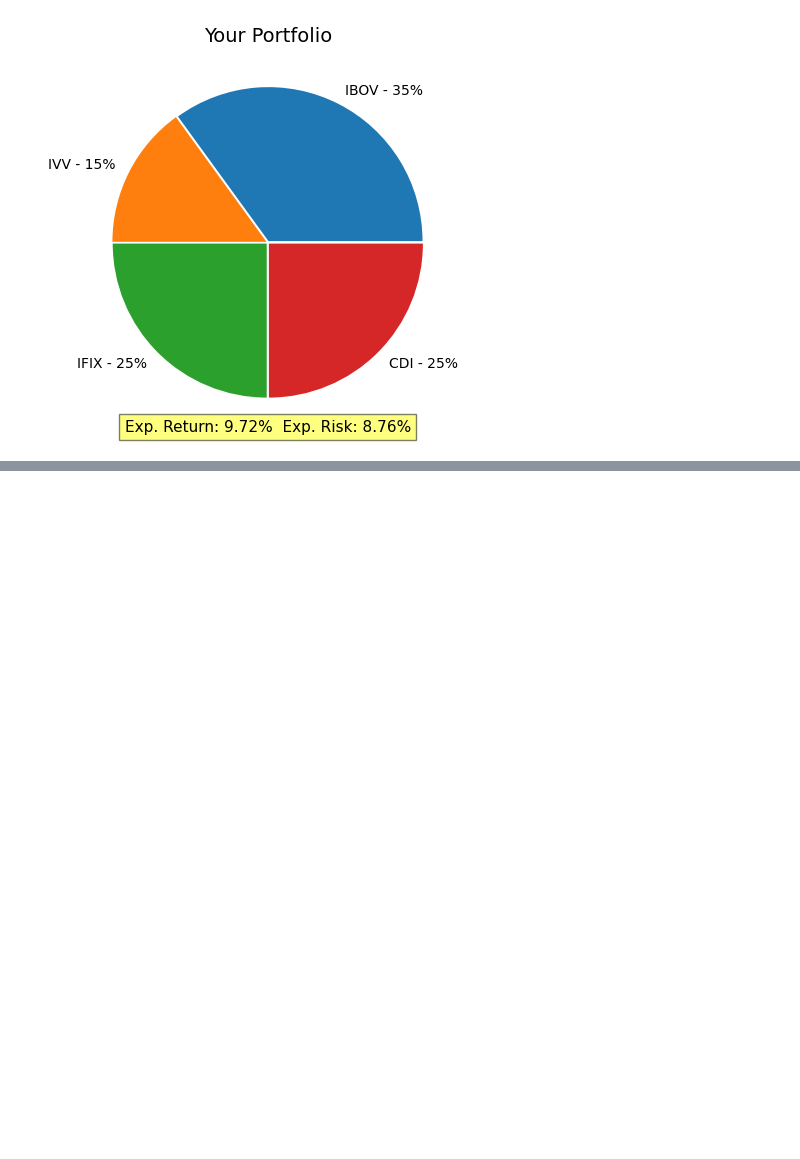
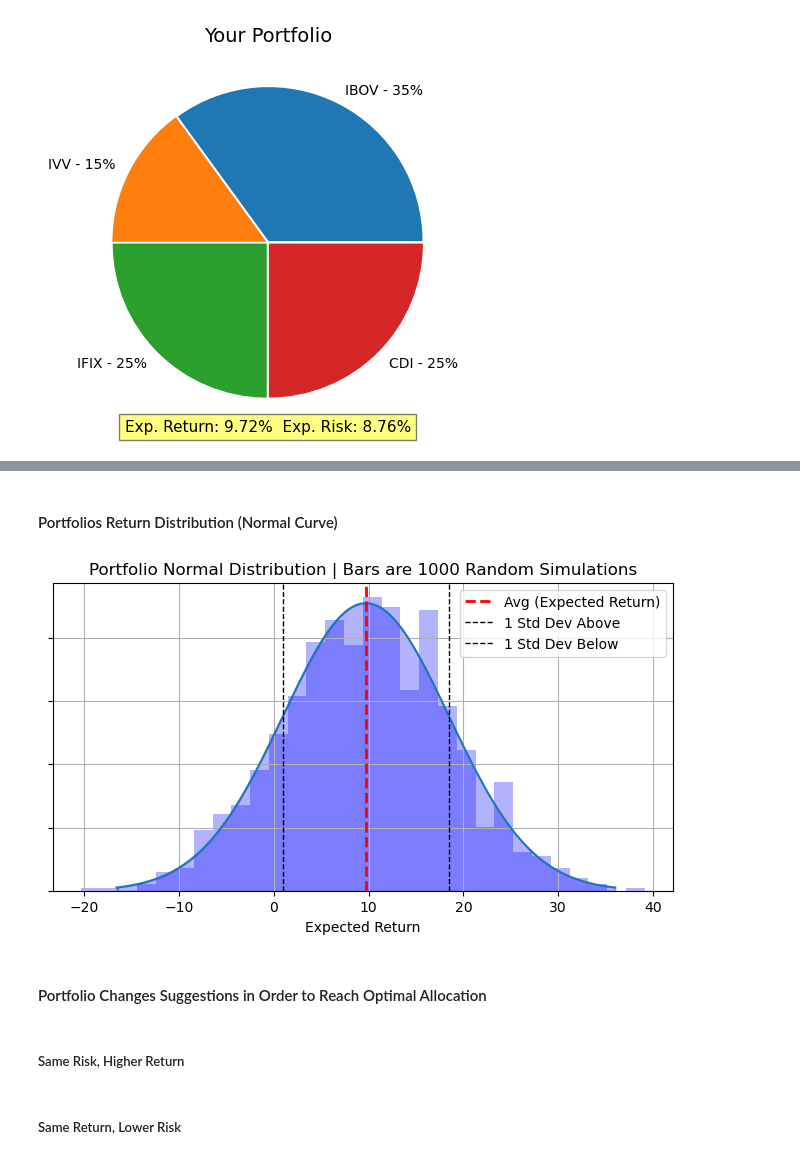
Before and after one commit to paulinhok14/Asset-Allocation, a Jupyter notebook: asset_allocation.ipynb, the cells around one changed output, grey strips where cells are left out. Drawn from its saved outputs; the diff is of its cells as text; code cells hidden in the pictures; blank space fills up the shorter version.

```diff
--- a/asset_allocation.ipynb
+++ b/asset_allocation.ipynb
@@ -572,3 +505,55 @@ plt.show()
+# %% [markdown]
+#### Portfolios Return Distribution (Normal Curve)
+# %%
+# Defining constants with Risk/Return characteristics of portfolio
+mu = return_n_risk_tpl[0]  # Avg (Expected Return)
+sigma = return_n_risk_tpl[1]  # Std Dev (Expected Risk)
+
+# Calculating superior and inferior results. 3 Std Devs as premise
+lower_bound = mu - 3 * sigma
+upper_bound = mu + 3 * sigma
+
+# Calculating z-score
+z1 = (lower_bound - mu) / sigma
+z2 = (upper_bound - mu) / sigma
+
+# Calculating probability with pdf function from SciPy
+x = np.arange(lower_bound, upper_bound, 0.001)
+y = norm.pdf(x, mu, sigma)
+
+# Random Data on Normal Distribution
+# np.random.seed(X) # X as a random integer number in order to "pin" a random state
+qty_random_simulations = 1000
+return_random_normal_distribution = np.random.normal(return_n_risk_tpl[0], return_n_risk_tpl[1], qty_random_simulations)
+
+# Creating chart
+fig, ax = plt.subplots(figsize=(8, 4))
+ax.plot(x, y)
+ax.hist(return_random_normal_distribution, bins=30, density=True, alpha=0.3, color='blue')
+
+# Fills in the area under the bell curve
+ax.fill_between(x, y, 0, alpha=0.3, color='b')
+
+# Adding lines for mean and standard deviations
+ax.axvline(mu, color='red', linestyle='dashed', linewidth=2, label='Avg (Expected Return)')
+ax.axvline(mu - sigma, color='black', linestyle='dashed', linewidth=1, label='1 Std Dev Above')
+ax.axvline(mu + sigma, color='black', linestyle='dashed', linewidth=1, label='1 Std Dev Below')
+
+ax.set_xlabel('Expected Return')
+ax.set_yticklabels([])
+ax.set_title(f'Portfolio Normal Distribution | Bars are {qty_random_simulations} Random Simulations')
+ax.grid(True)
+ax.legend()
+
+plt.show()
+# %% [output]
+[figure, added]
+# %% [markdown]
+#### Portfolio Changes Suggestions in Order to Reach Optimal Allocation
+# %% [markdown]
+##### Same Risk, Higher Return
+# %% [markdown]
+##### Same Return, Lower Risk
 # %%
 # Adiciona as linhas pontilhadas até o ponto do seu portfólio
 # plt.plot([return_n_risk_tpl[1], return_n_risk_tpl[1]], [0, return_n_risk_tpl[0]], 'k--', linewidth=1.5)  # Linha pontilhada no eixo x (risco)
```
Also changed, not shown: parts of 11 cells of this notebook.
